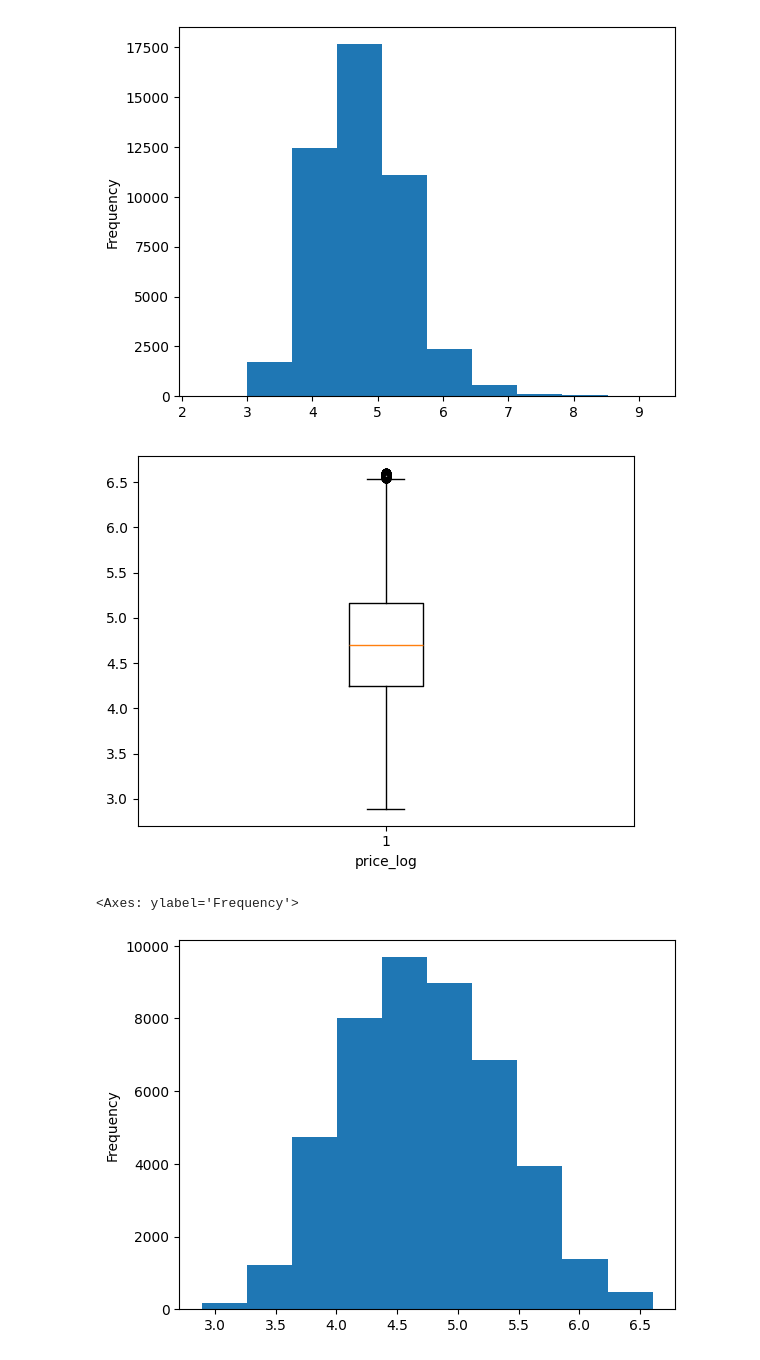
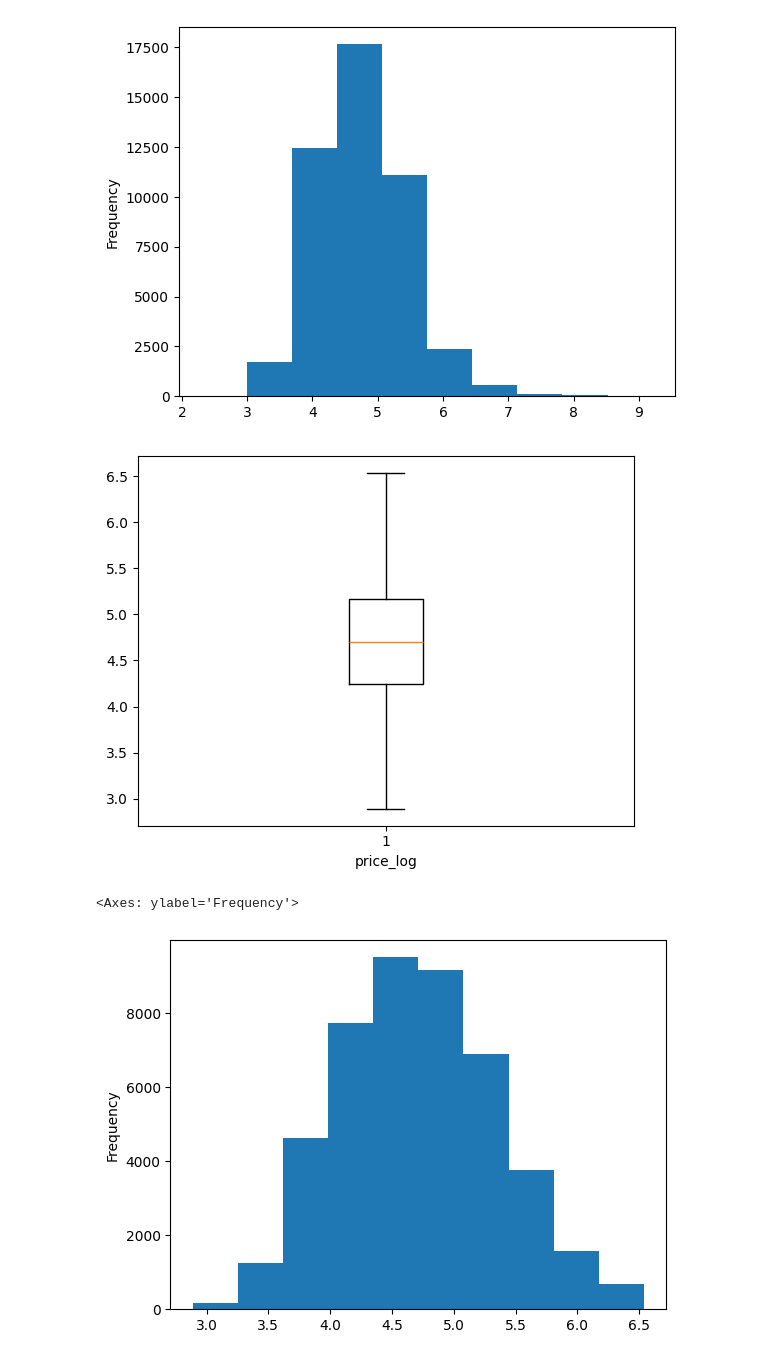
Before and after one commit to Ayomide906/MyProjects, a Jupyter notebook: Project3/L1_L2_Reg.ipynb, the cells around one changed output. Saved outputs shown, nothing was run; the diff lists cells and outputs as text; code cells hidden in the pictures.

```diff
--- a/Project3/L1_L2_Reg.ipynb
+++ b/Project3/L1_L2_Reg.ipynb
@@ -180,12 +179,12 @@ df.price_log.plot(kind='hist')
 <Axes: ylabel='Frequency'>
 [figure]
 # %%
-df=drop_outliers('price_log')
+df=drop_outliers('price_log',df)
 df.price_log.plot(kind='hist')
 # %% [output]
-[figure, old version]
+[figure, new version]
 <Axes: ylabel='Frequency'>
-[figure, old version]
+[figure, new version]
 # %%
 df.shape
 # %% [output]
```
Also changed, not shown: parts of 24 cells of this notebook.
